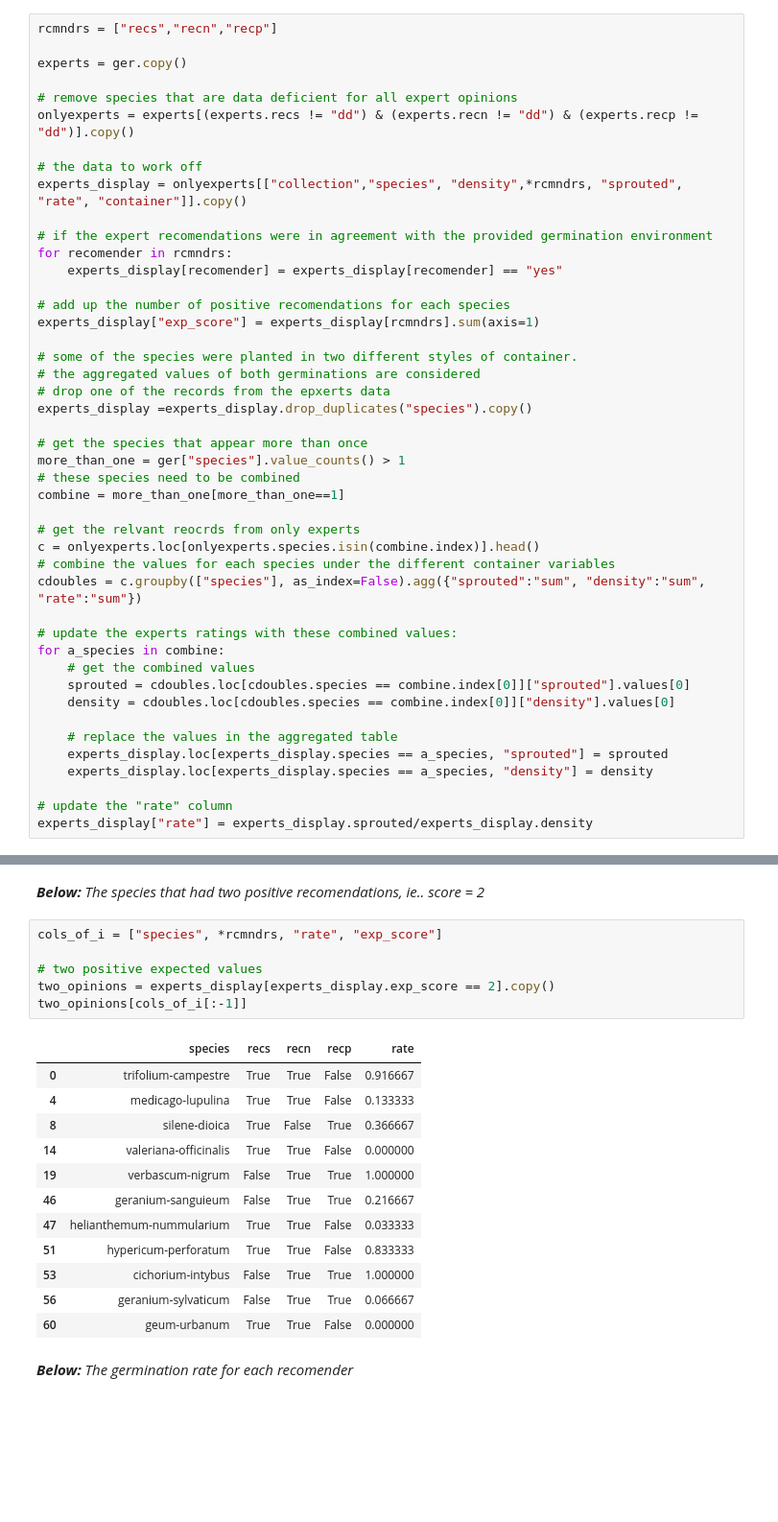
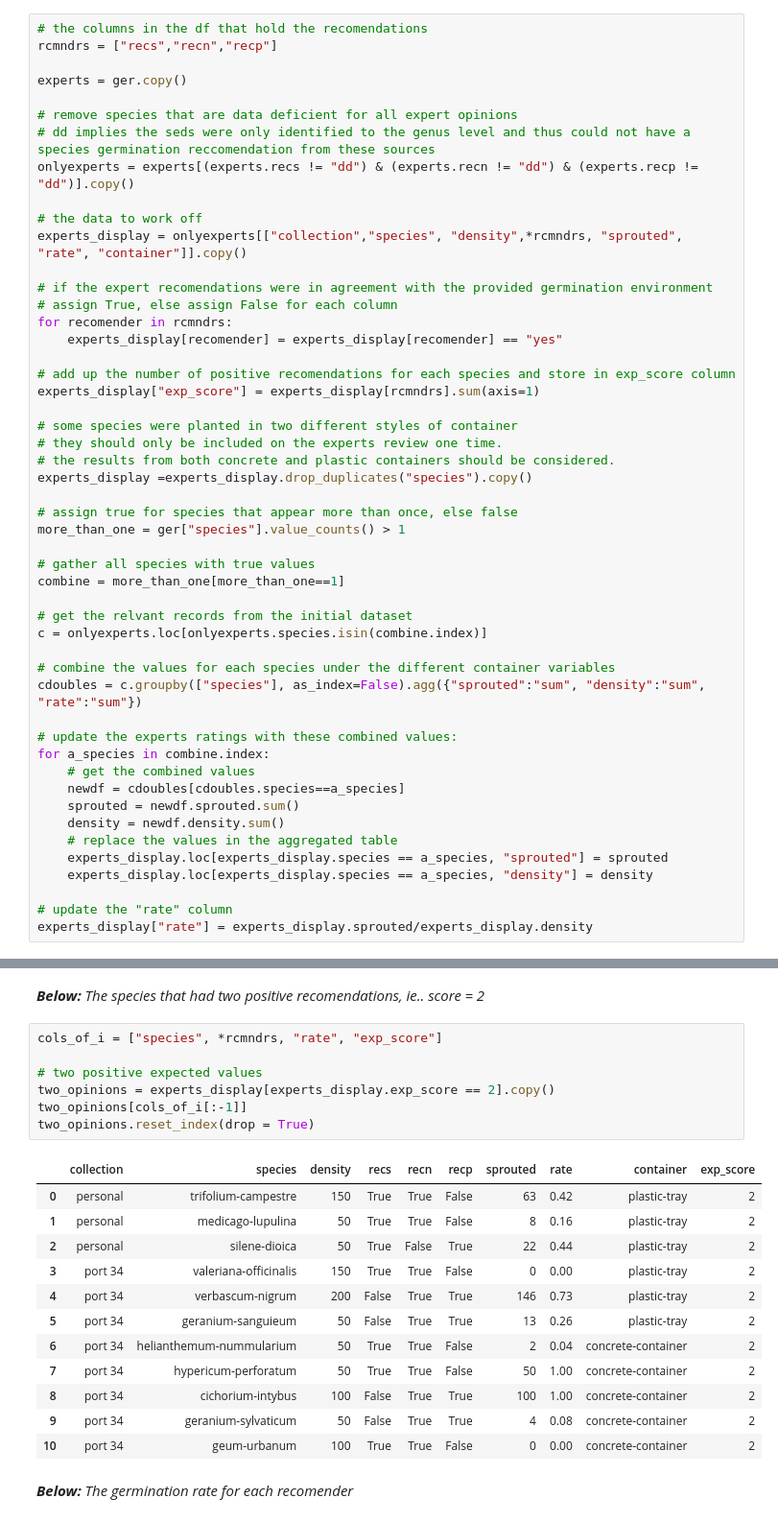
Before and after one commit to thorerismann/flora-buckets, a Jupyter notebook: germination.ipynb, the cells around one changed output, grey strips where cells are left out. Shown at 96% size. Saved outputs shown, nothing was run; the diff lists cells and outputs as text; blank space fills up the shorter version.

```diff
--- a/germination.ipynb
+++ b/germination.ipynb
@@ -398,42 +368,47 @@ The recomendations were not always straightforward to classify into "yes" or "no
 # %%
+# the columns in the df that hold the recomendations
 rcmndrs = ["recs","recn","recp"]
 
 experts = ger.copy()
 
 # remove species that are data deficient for all expert opinions
+# dd implies the seds were only identified to the genus level and thus could not have a species germination reccomendation from these sources
 onlyexperts = experts[(experts.recs != "dd") & (experts.recn != "dd") & (experts.recp != "dd")].copy()
 
 # the data to work off
 experts_display = onlyexperts[["collection","species", "density",*rcmndrs, "sprouted", "rate", "container"]].copy()
 
 # if the expert recomendations were in agreement with the provided germination environment
+# assign True, else assign False for each column
 for recomender in rcmndrs:
     experts_display[recomender] = experts_display[recomender] == "yes"
 
-# add up the number of positive recomendations for each species
+# add up the number of positive recomendations for each species and store in exp_score column
 experts_display["exp_score"] = experts_display[rcmndrs].sum(axis=1)
 
-# some of the species were planted in two different styles of container.
-# the aggregated values of both germinations are considered
-# drop one of the records from the epxerts data
+# some species were planted in two different styles of container
+# they should only be included on the experts review one time.
+# the results from both concrete and plastic containers should be considered.
 experts_display =experts_display.drop_duplicates("species").copy()
 
-# get the species that appear more than once
+# assign true for species that appear more than once, else false
 more_than_one = ger["species"].value_counts() > 1
-# these species need to be combined
+
+# gather all species with true values
 combine = more_than_one[more_than_one==1]
 
-# get the relvant reocrds from only experts
-c = onlyexperts.loc[onlyexperts.species.isin(combine.index)].head()
+# get the relvant records from the initial dataset
+c = onlyexperts.loc[onlyexperts.species.isin(combine.index)]
+
 # combine the values for each species under the different container variables
 cdoubles = c.groupby(["species"], as_index=False).agg({"sprouted":"sum", "density":"sum", "rate":"sum"})
 
 # update the experts ratings with these combined values:
-for a_species in combine:
+for a_species in combine.index:
     # get the combined values
-    sprouted = cdoubles.loc[cdoubles.species == combine.index[0]]["sprouted"].values[0]
-    density = cdoubles.loc[cdoubles.species == combine.index[0]]["density"].values[0]
-
+    newdf = cdoubles[cdoubles.species==a_species]
+    sprouted = newdf.sprouted.sum()
+    density = newdf.density.sum()
     # replace the values in the aggregated table
     experts_display.loc[experts_display.species == a_species, "sprouted"] = sprouted
     experts_display.loc[experts_display.species == a_species, "density"] = density
@@ -467,22 +464,23 @@ experts_display.groupby(["exp_score"], as_index=False).agg({"rate":"mean", "spec
 # %%
 cols_of_i = ["species", *rcmndrs, "rate", "exp_score"]
 
 # two positive expected values
 two_opinions = experts_display[experts_display.exp_score == 2].copy()
 two_opinions[cols_of_i[:-1]]
+two_opinions.reset_index(drop = True)
 # %% [output]
-|  | species | recs | recn | recp | rate |
-| 0 | trifolium-campestre | True | True | False | 0.916667 |
-| 4 | medicago-lupulina | True | True | False | 0.133333 |
-| 8 | silene-dioica | True | False | True | 0.366667 |
-| 14 | valeriana-officinalis | True | True | False | 0.000000 |
-| 19 | verbascum-nigrum | False | True | True | 1.000000 |
-| 46 | geranium-sanguieum | False | True | True | 0.216667 |
-| 47 | helianthemum-nummularium | True | True | False | 0.033333 |
-| 51 | hypericum-perforatum | True | True | False | 0.833333 |
-| 53 | cichorium-intybus | False | True | True | 1.000000 |
-| 56 | geranium-sylvaticum | False | True | True | 0.066667 |
-| 60 | geum-urbanum | True | True | False | 0.000000 |
+|  | collection | species | density | recs | recn | recp | sprouted | rate | container | exp_score |
+| 0 | personal | trifolium-campestre | 150 | True | True | False | 63 | 0.42 | plastic-tray | 2 |
+| 1 | personal | medicago-lupulina | 50 | True | True | False | 8 | 0.16 | plastic-tray | 2 |
+| 2 | personal | silene-dioica | 50 | True | False | True | 22 | 0.44 | plastic-tray | 2 |
+| 3 | port 34 | valeriana-officinalis | 150 | True | True | False | 0 | 0.00 | plastic-tray | 2 |
+| 4 | port 34 | verbascum-nigrum | 200 | False | True | True | 146 | 0.73 | plastic-tray | 2 |
+| 5 | port 34 | geranium-sanguieum | 50 | False | True | True | 13 | 0.26 | plastic-tray | 2 |
+| 6 | port 34 | helianthemum-nummularium | 50 | True | True | False | 2 | 0.04 | concrete-container | 2 |
+| 7 | port 34 | hypericum-perforatum | 50 | True | True | False | 50 | 1.00 | concrete-container | 2 |
+| 8 | port 34 | cichorium-intybus | 100 | False | True | True | 100 | 1.00 | concrete-container | 2 |
+| 9 | port 34 | geranium-sylvaticum | 50 | False | True | True | 4 | 0.08 | concrete-container | 2 |
+| 10 | port 34 | geum-urbanum | 100 | True | True | False | 0 | 0.00 | concrete-container | 2 |
 # %% [markdown]
 *__Below:__ The germination rate for each recomender*
 # %%
```
Also changed, not shown: parts of 47 cells of this notebook, 1 other file.
